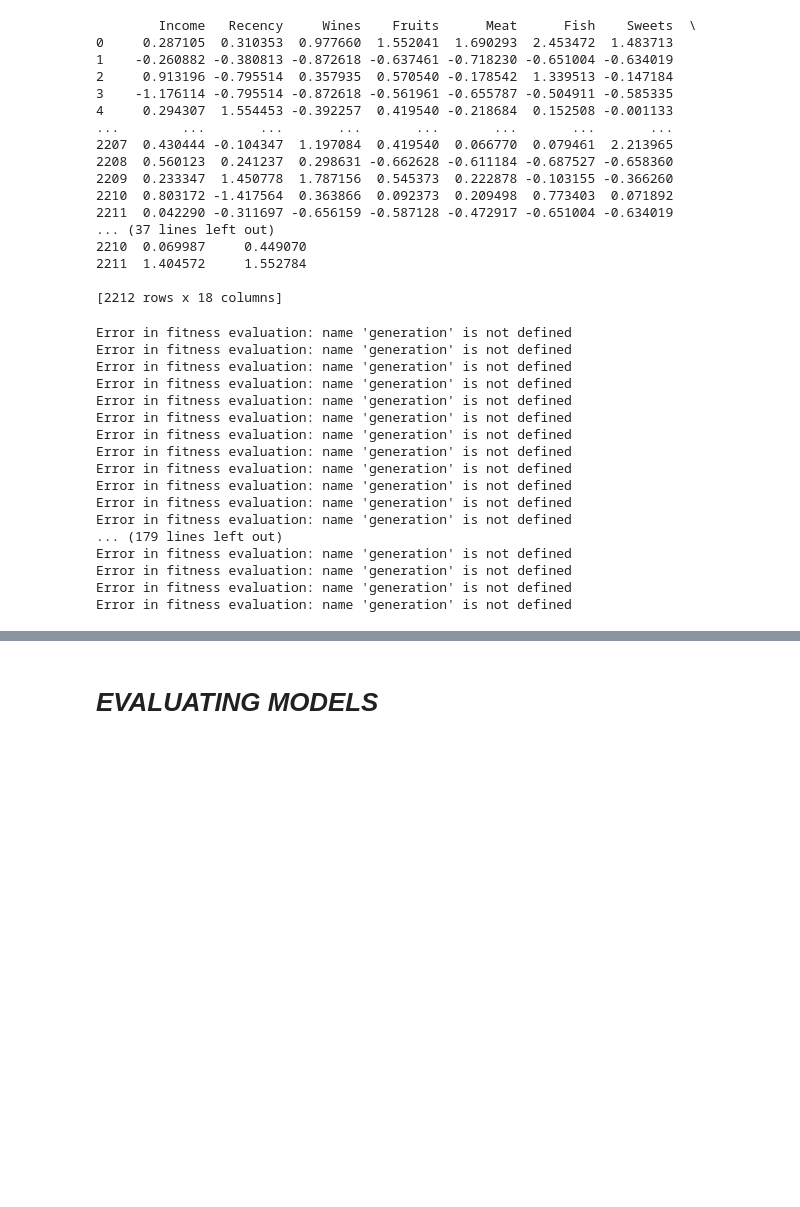
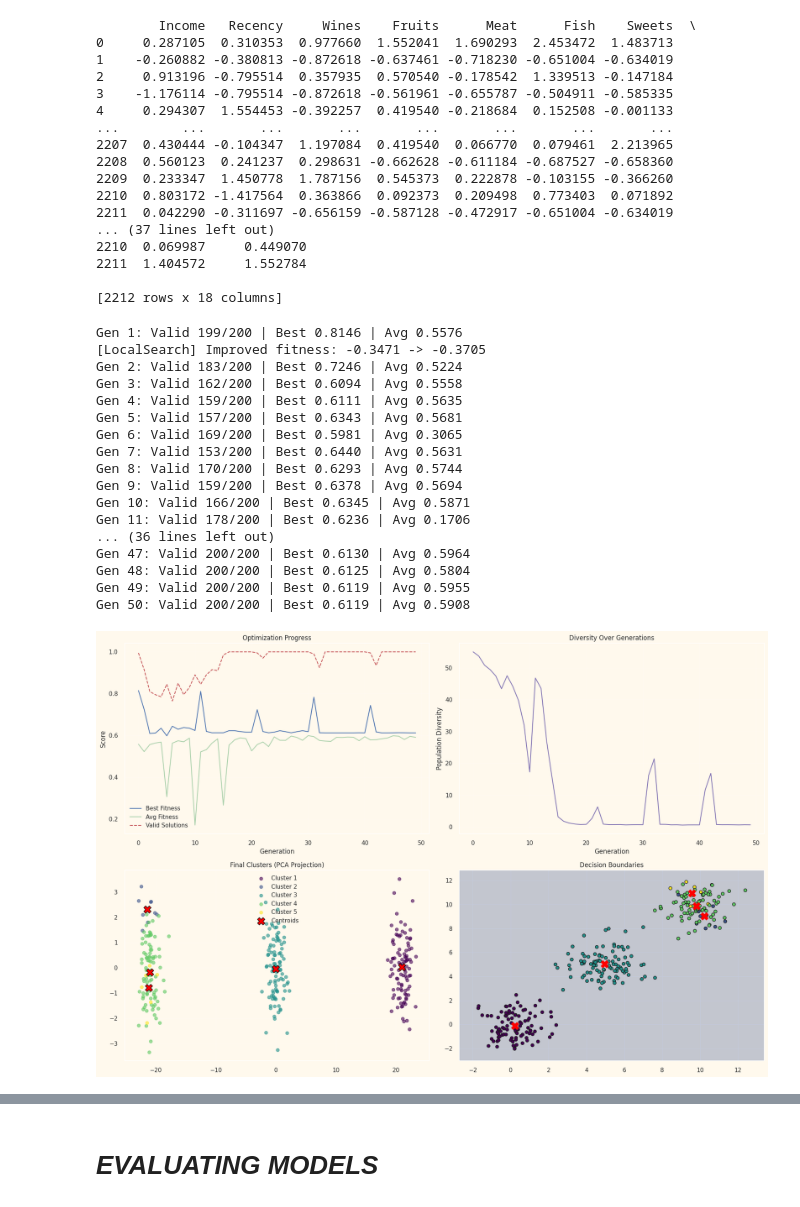
Before and after one commit to FarrahTharwat/CI_Project, a Jupyter notebook: Hybird GA+Kmeans.ipynb, the cells around one changed output, grey strips where cells are left out. Drawn from its saved outputs; the diff is of its cells as text; code cells hidden in the pictures; blank space fills up the shorter version.

```diff
--- a/Hybird GA+Kmeans.ipynb
+++ b/Hybird GA+Kmeans.ipynb
@@ -450,3 +450,4 @@ TOURNAMENT_SIZE_LATE = 4              # Tournament size late generations
 LOCAL_SEARCH_FREQUENCY = 30           # Run local search every N generations
 DIVERSITY_CHECK_FREQUENCY = 10        # Check diversity every N generations
 PENALTY_VALUE = 1000  # or any value that you want to use as a penalty
+MAX_GENERATIONS = 100
@@ -479,11 +483,11 @@ print(X)
 # X_scaled = StandardScaler().fit_transform(X)
 np.random.seed(42)
 NUM_FEATURES = X_scaled.shape[1]
-# X = np.concatenate([
-#     np.random.normal(0, 1, (100, NUM_FEATURES)),
-#     np.random.normal(5, 1, (100, NUM_FEATURES)),
-#     np.random.normal(10, 1, (100, NUM_FEATURES))
-# ])
+X = np.concatenate([
+    np.random.normal(0, 1, (100, NUM_FEATURES)),
+    np.random.normal(5, 1, (100, NUM_FEATURES)),
+    np.random.normal(10, 1, (100, NUM_FEATURES))
+])
 # %%
 print(X)
 # %% [output]
@@ -594,6 +592,6 @@ def repair_individual(individual, X):
                 farthest_idx = np.argmax(centroid_dist)
                 centroids[i] = cluster_points[farthest_idx]
             else:  # For completely empty clusters
-                centroids[i] = X[np.random.choice(len(X))]
+                centroids[i] = X[np.random.choice(len(X))].copy()
 
     return centroids.flatten()
@@ -767,7 +907,7 @@ def mutate(individual, generation, max_generations):
 
     # --- K-Means Local Refinement (1 iteration) ---
     kmeans = KMeans(n_clusters=NUM_CLUSTERS, init=individual, n_init=1, max_iter=1)
-    kmeans.fit(X_scaled)
+    kmeans.fit(X)
     refined_centroids = kmeans.cluster_centers_
 
     return refined_centroids.flatten()
@@ -806,6 +946,9 @@ def run_genetic_algorithm():
     avg_fitness_history = []
     valid_solutions_history = []
     diversity_history = []
+
+    # Initialize fitnesses as a list of fitness values
+    fitnesses = [evaluate_fitness(ind) for ind in population]
 
     for generation in range(max_generations):
         # Adaptive fitness evaluation
@@ -827,11 +970,7 @@ def run_genetic_algorithm():
         avg_fitness_history.append(avg_fit)
         valid_solutions_history.append(valid_count)
 
-        # # Track best and average fitness
-        # best_fitness = min(fitnesses)
-        # avg_fitness = np.mean(fitnesses)
-        # best_fitness_history.append(best_fitness)
-        # avg_fitness_history.append(avg_fitness)
+
 
 
         # Calculate diversity (moved before selection)
@@ -843,8 +982,7 @@ def run_genetic_algorithm():
         # Tournament selection
         selected = []
         for _ in range(POPULATION_SIZE):
-            candidates = random.sample(range(POPULATION_SIZE),
-                              min(5, POPULATION_SIZE//2))
+            candidates = random.sample(range(POPULATION_SIZE), min(5, POPULATION_SIZE//2))
             selected.append(population[min(candidates, key=lambda x: fitnesses[x])])
 
         # Reproduction
@@ -855,8 +993,8 @@ def run_genetic_algorithm():
             c1 = mutate(c1, generation, MAX_GENERATIONS)
             c2 = mutate(c2, generation, MAX_GENERATIONS)
             next_gen.extend([
-                repair_individual(c1),
-                repair_individual(c2)
+                repair_individual(c1,X),
+                repair_individual(c2 ,X)
             ])
 
         population = next_gen[:POPULATION_SIZE]
@@ -876,19 +1014,25 @@ def run_genetic_algorithm():
                     for idx in replace_indices:
                         population[idx] = create_individual(generation, NUM_GENERATIONS)
 
+        # fitnesses = evaluate_fitness
         # Local search intensification
         if generation % LOCAL_SEARCH_FREQUENCY == 0:
-            best_idx = np.argmin(fitnesses)
+            best_idx = np.argmin(fitnesses)##fitnesses
             # population[best_idx] = local_search(population[best_idx])
-            population[best_idx] = local_search_kmeans(population[best_idx], X_scaled, NUM_CLUSTERS)
+            population[best_idx] = local_search_kmeans(population[best_idx], X, NUM_CLUSTERS, evaluate_fitness)
             fitnesses[best_idx] = evaluate_fitness(population[best_idx], population, apply_sharing)
 
+
+            # Update fitness values after population modification
+            fitnesses = [evaluate_fitness(ind, population) for ind in population]
 
 
             # Replace worst individuals
             worst_indices = np.argsort(fitnesses)[-len(population)//20:]
             for idx in worst_indices:
                 population[idx] = create_individual(generation, NUM_GENERATIONS)
+                fitnesses[idx] = evaluate_fitness(population[idx], population, apply_sharing)  # Recalculate fitness for replaced individuals
+
 
         # Restart mechanism
         if generation == 50 and len(best_fitness_history) > 50:
@@ -898,6 +1042,7 @@ def run_genetic_algorithm():
                 elite_indices = np.argpartition(fitnesses, elite_count)[:elite_count]
                 elites = [population[i] for i in elite_indices]
                 population = elites + create_population(POPULATION_SIZE - elite_count, generation, NUM_GENERATIONS)
+                # Clear fitness cache after population restart
                 fitness_cache.clear()
 
     # Final evaluation
@@ -956,47 +1101,48 @@ def visualize_results(X, centroids, best_fitness, avg_fitness,
     plt.legend()
     plt.grid(True, alpha=0.3)
 
     # 4. Decision Boundaries
     plt.subplot(2, 2, 4)
     x_min, x_max = X[:, 0].min() - 1, X[:, 0].max() + 1
     y_min, y_max = X[:, 1].min() - 1, X[:, 1].max() + 1
     xx, yy = np.meshgrid(np.arange(x_min, x_max, 0.1),
                          np.arange(y_min, y_max, 0.1))
 
     mesh_points = np.c_[xx.ravel(), yy.ravel()]
     if X.shape[1] > 2:
         mesh_points = np.hstack([mesh_points, np.zeros((mesh_points.shape[0], X.shape[1]-2))])
 
     Z = np.argmin(cdist(mesh_points, centroids), axis=1)
     Z = Z.reshape(xx.shape)
 
     plt.contourf(xx, yy, Z, alpha=0.3, cmap='viridis')
     plt.scatter(X[:, 0], X[:, 1], c=labels, cmap='viridis', edgecolor='k')
     plt.scatter(centroids[:, 0], centroids[:, 1], c='red', marker='X', s=200)
     plt.title('Decision Boundaries')
 
     plt.tight_layout()
     plt.show()
 
 # Run the algorithm
 best_centroids, best_score = run_genetic_algorithm()
 print(f"\nBest clustering score: {best_score:.4f}")
 print("Final centroids:\n", best_centroids)
 # %% [output]
-Error in fitness evaluation: name 'generation' is not defined
-Error in fitness evaluation: name 'generation' is not defined
-Error in fitness evaluation: name 'generation' is not defined
-Error in fitness evaluation: name 'generation' is not defined
-Error in fitness evaluation: name 'generation' is not defined
-Error in fitness evaluation: name 'generation' is not defined
-Error in fitness evaluation: name 'generation' is not defined
-Error in fitness evaluation: name 'generation' is not defined
-Error in fitness evaluation: name 'generation' is not defined
-Error in fitness evaluation: name 'generation' is not defined
-Error in fitness evaluation: name 'generation' is not defined
-Error in fitness evaluation: name 'generation' is not defined
-... (179 lines left out)
-Error in fitness evaluation: name 'generation' is not defined
-Error in fitness evaluation: name 'generation' is not defined
-Error in fitness evaluation: name 'generation' is not defined
-Error in fitness evaluation: name 'generation' is not defined
+Gen 1: Valid 199/200 | Best 0.8146 | Avg 0.5576
+[LocalSearch] Improved fitness: -0.3471 -> -0.3705
+Gen 2: Valid 183/200 | Best 0.7246 | Avg 0.5224
+Gen 3: Valid 162/200 | Best 0.6094 | Avg 0.5558
+Gen 4: Valid 159/200 | Best 0.6111 | Avg 0.5635
+Gen 5: Valid 157/200 | Best 0.6343 | Avg 0.5681
+Gen 6: Valid 169/200 | Best 0.5981 | Avg 0.3065
+Gen 7: Valid 153/200 | Best 0.6440 | Avg 0.5631
+Gen 8: Valid 170/200 | Best 0.6293 | Avg 0.5744
+Gen 9: Valid 159/200 | Best 0.6378 | Avg 0.5694
+Gen 10: Valid 166/200 | Best 0.6345 | Avg 0.5871
+Gen 11: Valid 178/200 | Best 0.6236 | Avg 0.1706
+... (36 lines left out)
+Gen 47: Valid 200/200 | Best 0.6130 | Avg 0.5964
+Gen 48: Valid 200/200 | Best 0.6125 | Avg 0.5804
+Gen 49: Valid 200/200 | Best 0.6119 | Avg 0.5955
+Gen 50: Valid 200/200 | Best 0.6119 | Avg 0.5908
+[figure, added]
```
Also changed, not shown: parts of 14 cells of this notebook.
